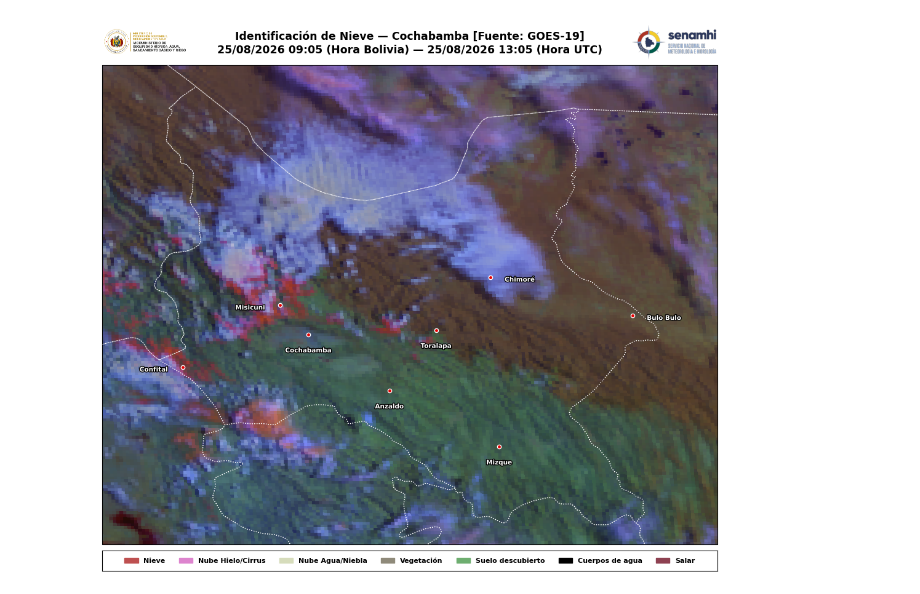
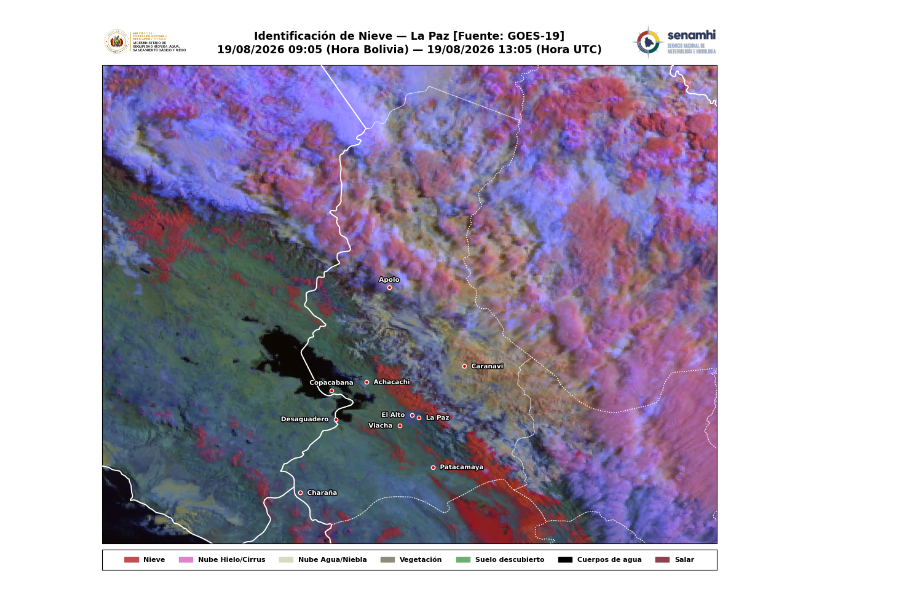
Before and after one commit to diegomapper/goes_env, a Jupyter notebook: Scripts/04_goes19_snowcloud.ipynb, the cells around one changed output. Drawn from its saved outputs; the diff is of its cells as text; code cells hidden in the pictures.

```diff
--- a/Scripts/04_goes19_snowcloud.ipynb
+++ b/Scripts/04_goes19_snowcloud.ipynb
@@ -66,7 +66,7 @@ def obtener_extent_geografico(shp_path, identificador, target_aspect=1.052, buff
 # ==========================================
 # 1. CONFIGURACIÓN DEL USUARIO
 # ==========================================
-FECHA_BUSCADA = datetime(2026, 8, 25, 13, 00)
+FECHA_BUSCADA = datetime(2026, 8, 19, 13, 00)
 
 # Seleccionar el tipo de producto: "DEPARTAMENTO" o "MACROREGION"
 MODO_REGION = "DEPARTAMENTO"
@@ -76,7 +76,7 @@ MODO_REGION = "DEPARTAMENTO"
 # Si MODO_REGION = "DEPARTAMENTO", usa la lógica nomenclatura departamental conocida.
 # Ejemplos para REGION_OBJETIVO: "Potosi", 5, "BOLIVIA (para todo el país)"
 
-REGION_OBJETIVO = "COCHABAMBA"
+REGION_OBJETIVO = "LA PAZ"
 
 BASE_DIR = "/Users/diegoperales/Meteorology/GOES"
 RAW_DATA = os.path.join(BASE_DIR, "raw_data")
@@ -132,8 +132,8 @@ LOCALIDADES_REGIONALES = {
         "subtitulo": "La Paz",
         "localidades": {
             "El Alto": {"lat": -16.50, "lon": -68.16, "pos": "left"},
-            "La Paz": {"lat": -16.84, "lon": -67.80, "pos": "right"},
-            "Viacha": {"lat": -16.65, "lon": -68.30, "pos": "bottom"},
+            "La Paz": {"lat": -16.54, "lon": -68.08, "pos": "right"},
+            "Viacha": {"lat": -16.65, "lon": -68.30, "pos": "left"},
             "Copacabana": {"lat": -16.16, "lon": -69.08, "pos": "top"},
             "Achacachi": {"lat": -16.04, "lon": -68.68, "pos": "right"},
             "Desaguadero": {"lat": -16.56, "lon": -69.03, "pos": "left"},
@@ -554 +554 @@ Carimbo y logos adaptados correctamente.
-[figure, old version]
+[figure, new version]
```
Also changed, not shown: parts of 1 cell of this notebook.
